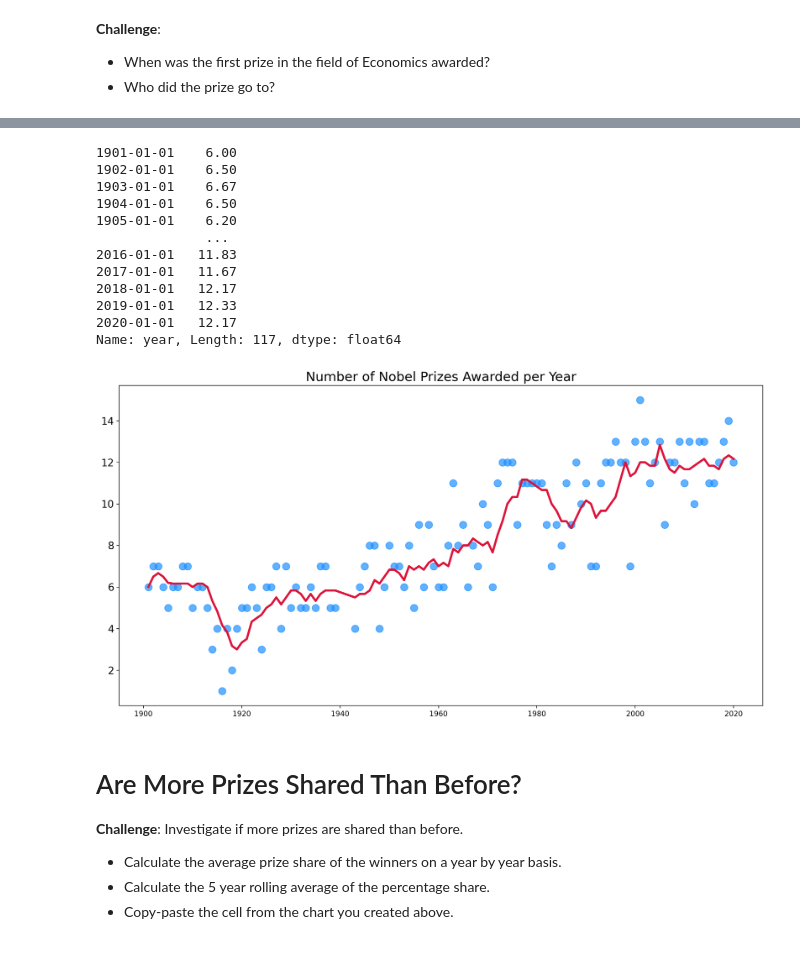
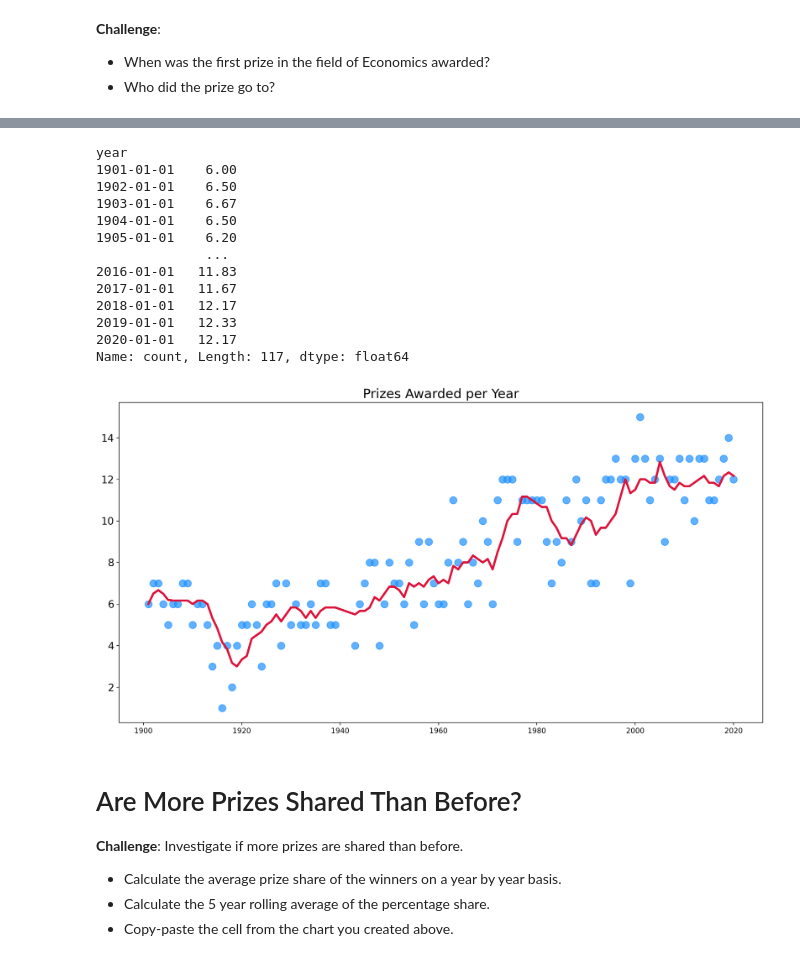
Before and after one commit to DamiTheCraftyPythonista/Data-Analysis-example-project-Nobel-Price, a Jupyter notebook: Nobel_Prize_Analysis_(start).ipynb, the cells around one changed output, grey strips where cells are left out. Cells and saved outputs as stored; diff of their text form; code cells hidden in the pictures.

```diff
--- a/Nobel_Prize_Analysis_(start).ipynb
+++ b/Nobel_Prize_Analysis_(start).ipynb
@@ -346,0 +329,4 @@ Name: year, Length: 117, dtype: int64
+# %%
+prizes_per_year = df_data.year.value_counts()
+prizes_per_year.sort_index(inplace=True)
+prizes_per_year
@@ -347,12 +347,10 @@ Name: year, Length: 117, dtype: int64
 # %%
 # df_data.groupby(['year', 'category']).agg({'category': pd.Series.value_counts})
-series = pd.Series(abc)
-series.sort_index(inplace=True)
-series
-
+series = pd.Series(prizes_per_year)
 smoothed_series = series.rolling(window=6, min_periods=1).mean()
 print(smoothed_series)
 # %% [output]
+year
 1901-01-01    6.00
 1902-01-01    6.50
 1903-01-01    6.67
@@ -364,4 +362,4 @@ print(smoothed_series)
 2018-01-01   12.17
 2019-01-01   12.33
 2020-01-01   12.17
-Name: year, Length: 117, dtype: float64
+Name: count, Length: 117, dtype: float64
@@ -372,28 +366,22 @@ years_fmt = mdates.DateFormatter('%Y')
 # %%
 plt.figure(figsize=(16,8), dpi=200)
-plt.title('Number of Nobel Prizes Awarded per Year', fontsize=18)
+plt.title('Prizes Awarded per Year', fontsize=18)
 plt.yticks(fontsize=14)
-# plt.xticks(ticks=years,
-#            fontsize=14,
-#            rotation=45)
-
-# ax = plt.gca()
-# ax.set_xlim(1900, 2020)
 
 plt.scatter(series.index,
            series.values,
            c='dodgerblue',
            alpha=0.7,
            s=100,)
 
 plt.plot(smoothed_series.index,
         smoothed_series.values,
         c='crimson',
         linewidth=3,)
 
 plt.show()
 # %% [output]
-[figure, old version]
+[figure, new version]
 # %% [markdown]
 # Are More Prizes Shared Than Before?
 
```
Also changed, not shown: parts of 7 cells of this notebook.
